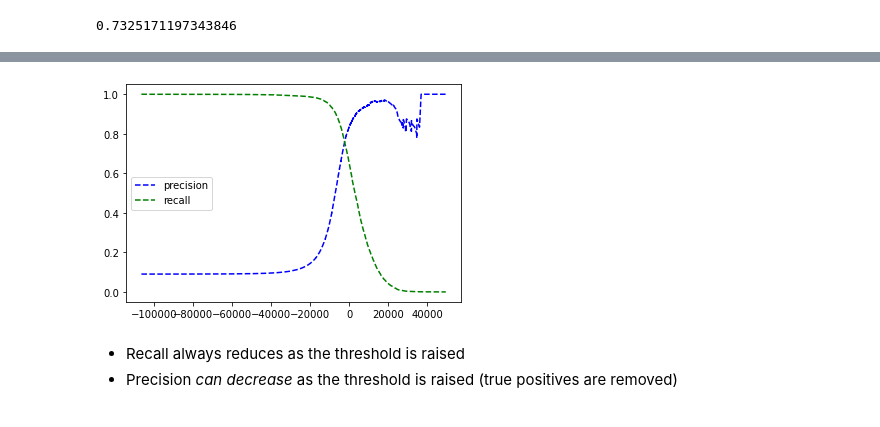
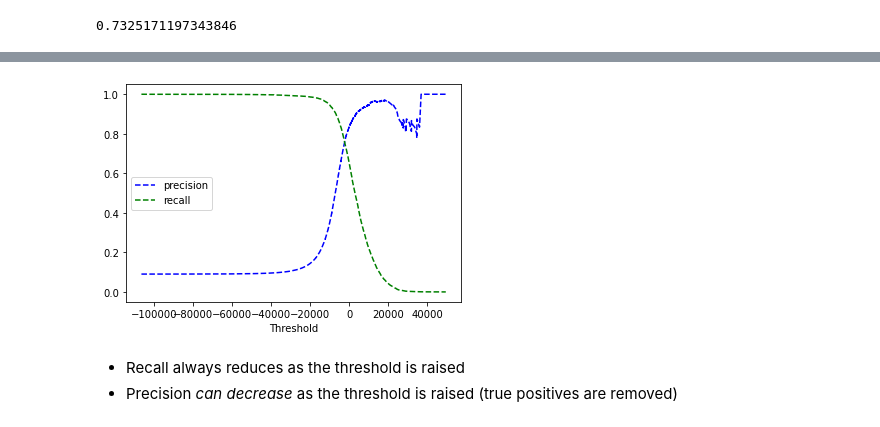
Before and after one commit to Longs/Ch3, a Jupyter notebook: mnist.ipynb, the cells around one changed output, grey strips where cells are left out. Saved outputs shown, nothing was run; the diff lists cells and outputs as text; code cells hidden in the pictures.

```diff
--- a/mnist.ipynb
+++ b/mnist.ipynb
@@ -89,18 +97,19 @@ f1_score(y_train_5,y_train_pred)
 # %%
 #Precision recall curve - is this the same as AUROC???
 from sklearn.metrics import precision_recall_curve
 y_scores = cross_val_predict(sgd_clf, X_train, y_train_5, cv=3,method="decision_function")
 precisions, recalls, thresholds = precision_recall_curve(y_train_5,y_scores)
 
 def plot_precision_recall_vs_threshold(precisions,recalls,thresholds):
     plt.plot(thresholds,precisions[:-1], 'b--', label = "precision")
     plt.plot(thresholds,recalls[:-1], 'g--', label = "recall")
+    plt.xlabel("Threshold")
     plt.legend(loc="center left")
     plt.show()
 
 plot_precision_recall_vs_threshold(precisions,recalls,thresholds)
 # %% [output]
-[figure, old version]
+[figure, new version]
 # %% [markdown]
 * Recall always reduces as the threshold is raised
 * Precision *can decrease* as the threshold is raised (true positives are removed)
```
Also changed, not shown: parts of 9 cells of this notebook.
